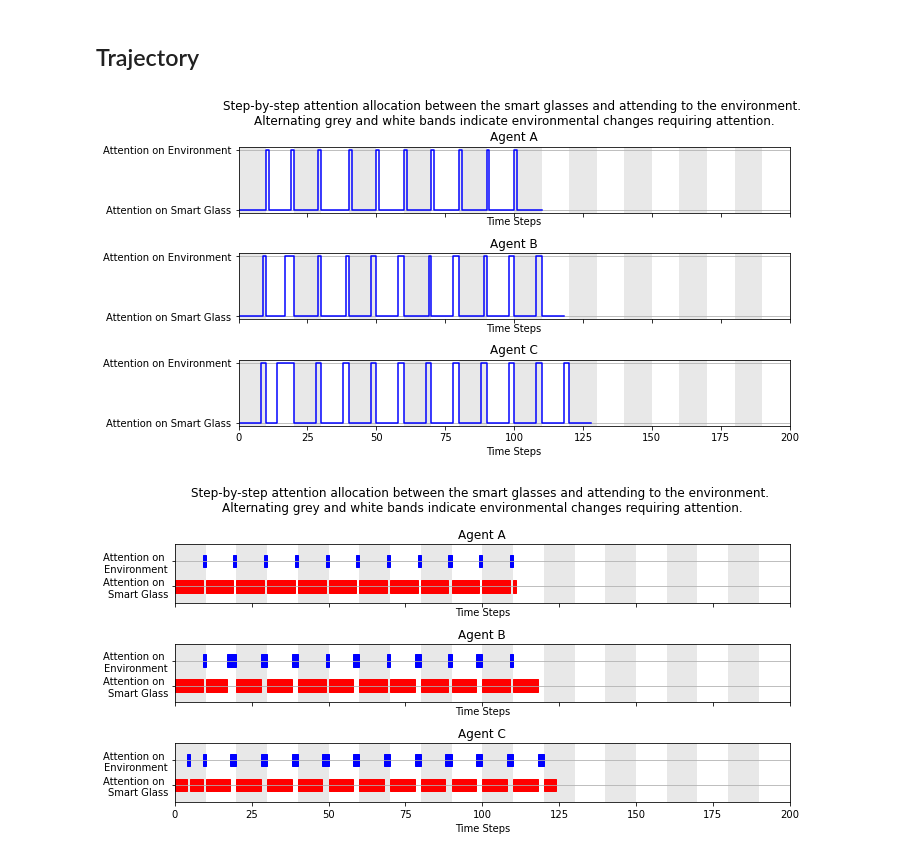
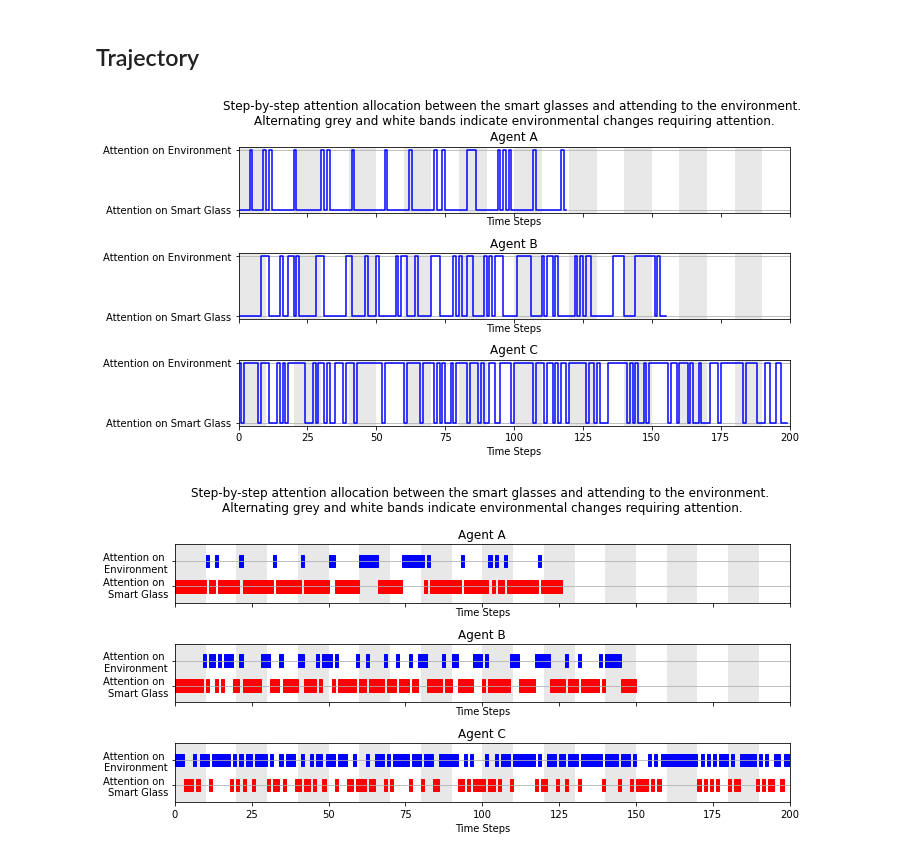
Before and after one commit to BaiYunpeng1949/heads-up-multitasker, a Jupyter notebook: hrl/envs/supervisory_control/results/Figure Drawer Supervisory Control Simulation Results.ipynb, the cells around one changed output. Drawn from its saved outputs; the diff is of its cells as text; code cells hidden in the pictures.

Commit message:
0814-Draw Figures-3 uncertain agents: uncertain action and uncertain environment.

```diff
--- a/hrl/envs/supervisory_control/results/Figure Drawer Supervisory Control Simulation Results.ipynb
+++ b/hrl/envs/supervisory_control/results/Figure Drawer Supervisory Control Simulation Results.ipynb
@@ -6,10 +6,14 @@ import pandas as pd
 import matplotlib.pyplot as plt
 import matplotlib.patches as patches
 
+agent_a = r'D:\Users\91584\PycharmProjects\uitb-headsup-computing\hrl\envs\supervisory_control\results\08-13_08-32\agent_a_supervisory_control_results.csv'
+agent_b = r'D:\Users\91584\PycharmProjects\uitb-headsup-computing\hrl\envs\supervisory_control\results\08-13_15-39\agent_b_supervisory_control_results.csv'
+agent_c = r'D:\Users\91584\PycharmProjects\uitb-headsup-computing\hrl\envs\supervisory_control\results\08-14_09-03\agent_c_supervisory_control_results.csv'
+
 # 1. Reading the CSV files
-df_a = pd.read_csv(r'D:\Users\91584\PycharmProjects\uitb-headsup-computing\hrl\envs\supervisory_control\results\08-13_08-32\agent_a_supervisory_control_results.csv')
-df_b = pd.read_csv(r'D:\Users\91584\PycharmProjects\uitb-headsup-computing\hrl\envs\supervisory_control\results\08-13_15-39\agent_b_supervisory_control_results.csv')
-df_c = pd.read_csv(r'D:\Users\91584\PycharmProjects\uitb-headsup-computing\hrl\envs\supervisory_control\results\08-12_15-01\agent_c_supervisory_control_results.csv')
+df_a = pd.read_csv(agent_a)
+df_b = pd.read_csv(agent_b)
+df_c = pd.read_csv(agent_c)
 
 # 2. Combining the Data
 combined_df = pd.concat([df_a, df_b, df_c], ignore_index=True)
@@ -501,9 +503,6 @@ import pandas as pd
 import ast
 
 # 1. Reading the CSV files
-df_a = pd.read_csv(r'D:\Users\91584\PycharmProjects\uitb-headsup-computing\hrl\envs\supervisory_control\results\08-12_15-18\agent_a_supervisory_control_results.csv')
-df_b = pd.read_csv(r'D:\Users\91584\PycharmProjects\uitb-headsup-computing\hrl\envs\supervisory_control\results\08-12_15-11\agent_b_supervisory_control_results.csv')
-df_c = pd.read_csv(r'D:\Users\91584\PycharmProjects\uitb-headsup-computing\hrl\envs\supervisory_control\results\08-12_15-01\agent_c_supervisory_control_results.csv')
 
 # Convert attention_switches_time_steps_list from string to list
 for df in [df_a, df_b, df_c]:
@@ -535,43 +534,43 @@ def plot_attention_switches(df, ax, title, event_level):
     activity = [1 if step in selected_instance else 0 for step in time_steps]
 
     # Make sure the plot stops at the ending point
     for i in range(total_steps, max_episode_length):
         activity[i] = float('nan')
 
     ax.step(time_steps, activity, where='post', label='Activity', color='blue')
     ax.set_xlim(0, max_episode_length)
     ax.set_yticks([0, 1])
     ax.set_yticklabels(['Attention on Smart Glass', 'Attention on Environment'])
     ax.set_xlabel('Time Steps')
     ax.set_title(title)
     ax.grid(axis='y')
 
 fig, axes = plt.subplots(3, 1, figsize=(10, 5.4), sharex=True)
 
 event_level = 'short'
 plot_attention_switches(df_a, axes[0], 'Agent A', event_level)
 plot_attention_switches(df_b, axes[1], 'Agent B', event_level)
 plot_attention_switches(df_c, axes[2], 'Agent C', event_level)
 
 # Instead of suptitle, set a title using ax.text() for more control
 axes[0].text(0.5, 1.5, 'Step-by-step attention allocation between the smart glasses and attending to the environment. \nAlternating grey and white bands indicate environmental changes requiring attention.',
             ha='center', va='center', transform=axes[0].transAxes, fontsize=12)
 
 # plt.figtext(0.1, 0.01, "Note: Alternating grey and white bands indicate environmental changes requiring attention.", ha="left", fontsize=10)
 
 plt.tight_layout()
 plt.show()
 # %% [output]
-[figure, old version]
+[figure, new version]
 # %%
 import matplotlib.pyplot as plt
 import pandas as pd
 import ast
 
 # 1. Reading the CSV files
-df_a = pd.read_csv(r'D:\Users\91584\PycharmProjects\uitb-headsup-computing\hrl\envs\supervisory_control\results\08-12_15-18\agent_a_supervisory_control_results.csv')
-df_b = pd.read_csv(r'D:\Users\91584\PycharmProjects\uitb-headsup-computing\hrl\envs\supervisory_control\results\08-12_15-11\agent_b_supervisory_control_results.csv')
-df_c = pd.read_csv(r'D:\Users\91584\PycharmProjects\uitb-headsup-computing\hrl\envs\supervisory_control\results\08-12_15-01\agent_c_supervisory_control_results.csv')
+df_a = pd.read_csv(agent_a)
+df_b = pd.read_csv(agent_b)
+df_c = pd.read_csv(agent_c)
 
 # Convert attention_switches_time_steps_list from string to list
 for df in [df_a, df_b, df_c]:
@@ -639,4 +638,4 @@ axes[0].text(0.5, 1.75, 'Step-by-step attention allocation between the smart gla
 plt.tight_layout()
 plt.show()
 # %% [output]
-[figure, old version]
+[figure, new version]
```
Also changed, not shown: parts of 8 cells of this notebook, 10 other files.
